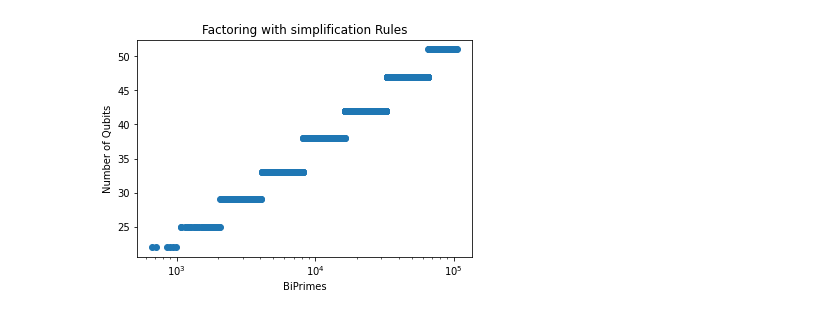
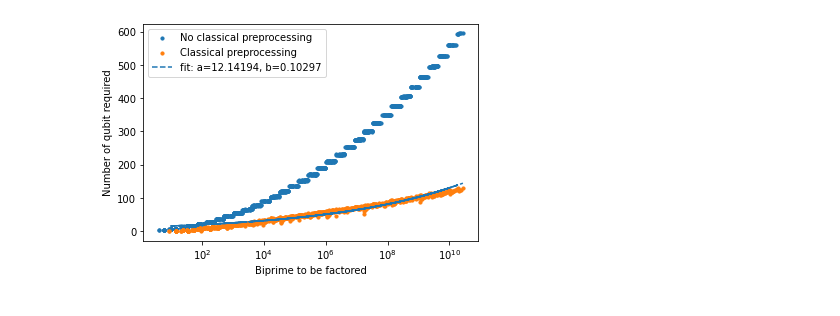
Before and after one commit to Mostafa-Atallah2020/func-qaoa-factorization, a Jupyter notebook: Mostafa and Shamim/graph1.ipynb, the cells around one changed output. Saved outputs shown, nothing was run; the diff lists cells and outputs as text; code cells hidden in the pictures.

Commit message:
Generate graph1 up to 1e10

```diff
--- a/Mostafa and Shamim/graph1.ipynb
+++ b/Mostafa and Shamim/graph1.ipynb
@@ -40,10 +0,0 @@ number_of_qubits = np.loadtxt("number_of_qubits.txt").astype("int32")
-# %%
-plt.scatter(biprimes_final, number_of_qubits)
-plt.title("Factoring with simplification Rules")
-plt.xscale("log")
-plt.xlabel("BiPrimes")
-plt.ylabel("Number of Qubits")
-plt.savefig("graph1.png")
-plt.show()
-# %% [output]
-[figure, removed]
@@ -49,0 +6,44 @@ plt.show()
+# %%
+#threshold = sys.maxsize
+threshold = 1e10
+file_name_with_preprocessing = "./data/preprocessing_"+str(int(threshold))+"_results.csv"
+file_name_no_processing = f"./data/no_preprocessing{int(threshold)}.csv"
+plot_name = "./data/reprocessing_" + str(int(threshold)) + "_plot.png"
+# %%
+qubits_required_no_preprocessing = np.genfromtxt(file_name_no_processing,
+    delimiter=',',
+    skip_header=1,
+    dtype='int'
+                                                )
+
+qubits_required_with_preprocessing = np.genfromtxt(file_name_with_preprocessing,
+                                                    delimiter=',',
+                                                    skip_header=1,
+                                                    dtype='int'
+                                                    )
+# %%
+def exp_func(x, a, b):
+    return a * np.power(x, b)
+# %%
+data_1 = np.array(qubits_required_no_preprocessing)
+data_2 = np.array(qubits_required_with_preprocessing)
+
+fig = plt.figure()
+ax = fig.add_subplot(1, 1, 1)
+
+ax.scatter(data_1[:, 0], data_1[:, 1], label="No classical preprocessing", s=10)
+ax.scatter(data_2[:, 0], data_2[:, 1], label="Classical preprocessing", s=10)
+
+popt, pcov = curve_fit(exp_func, data_2[:, 0], data_2[:, 1])
+
+plt.plot(data_2[:, 0], exp_func(data_2[:, 0], *popt), '--',
+         label='fit: a=%5.5f, b=%5.5f' % tuple(popt))
+
+ax.set_xlabel("Biprime to be factored")
+ax.set_ylabel("Number of qubit required")
+ax.set_xscale('log')
+plt.legend()
+plt.savefig(plot_name)
+plt.show()
+# %% [output]
+[figure, added]
```
Also changed, not shown: parts of 10 cells of this notebook, 3 other files.
